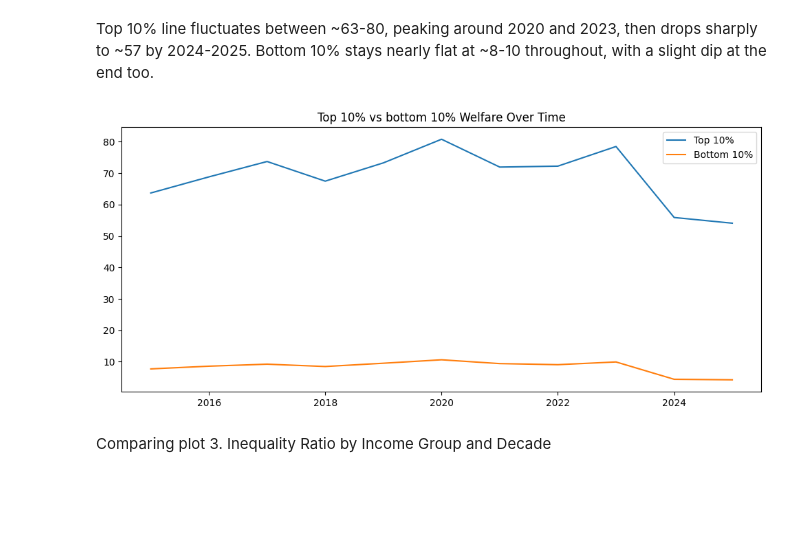
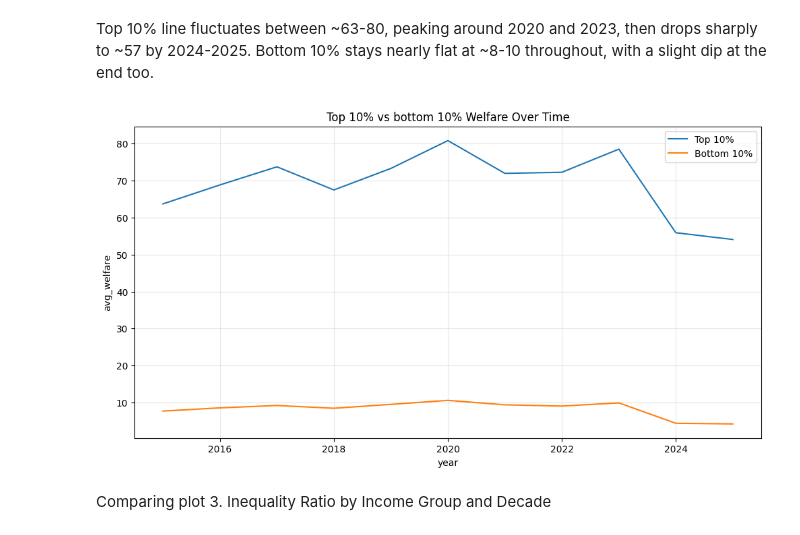
Before and after one commit to Nerneri/World_bank_PIP_analysis, a Jupyter notebook: Poverty_And_Inequality_Platform_(PIP).ipynb, the cells around one changed output. Drawn from its saved outputs; the diff is of its cells as text; code cells hidden in the pictures; blank space fills up the shorter version.

```diff
--- a/Poverty_And_Inequality_Platform_(PIP).ipynb
+++ b/Poverty_And_Inequality_Platform_(PIP).ipynb
@@ -551,16 +560,19 @@ Comparing plot 2. Top 10% vs bottom 10% Welfare Over Time.
 # %% [markdown]
 Top 10% line fluctuates between ~63-80, peaking around 2020 and 2023, then drops sharply to ~57 by 2024-2025. Bottom 10% stays nearly flat at ~8-10 throughout, with a slight dip at the end too.
 # %%
+fig, ax = plt.subplots(figsize=(12,6))
 top10 = data_PIP_wregion[data_PIP_wregion['percentile'] >= 90].groupby('year')['avg_welfare'].mean()
 bot10 = data_PIP_wregion[data_PIP_wregion['percentile'] <= 10].groupby('year')['avg_welfare'].mean()
-plt.figure(figsize=(12,5))
-plt.plot(top10, label='Top 10%')
-plt.plot(bot10, label='Bottom 10%')
-plt.legend()
-plt.title('Top 10% vs bottom 10% Welfare Over Time')
+ax.plot(top10, label='Top 10%')
+ax.plot(bot10, label='Bottom 10%')
+ax.set_title('Top 10% vs bottom 10% Welfare Over Time')
+ax.set_xlabel('year')
+ax.set_ylabel('avg_welfare')
+ax.legend()
+ax.grid(True, alpha=0.3)
 plt.show()
 # %% [output]
-[figure, old version]
+[figure, new version]
 # %% [markdown]
 Comparing plot 3. Inequality Ratio by Income Group and Decade
 # %% [markdown]
```
Also changed, not shown: parts of 13 cells of this notebook.
